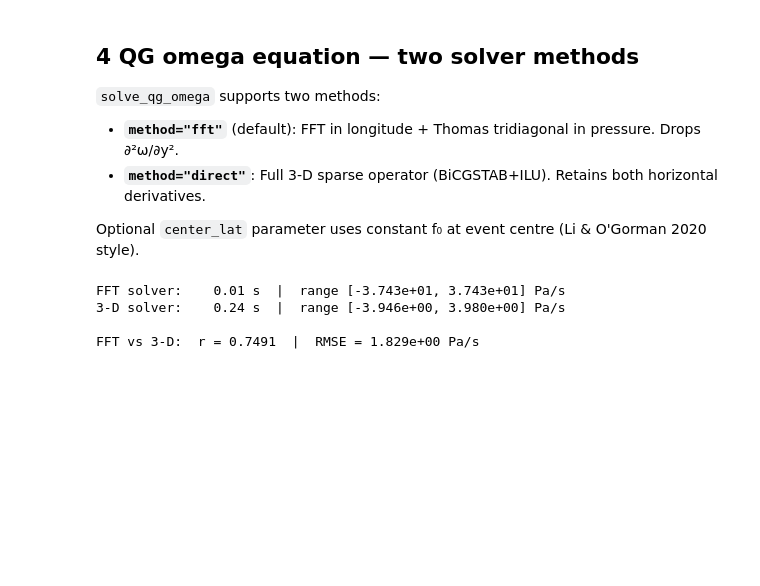
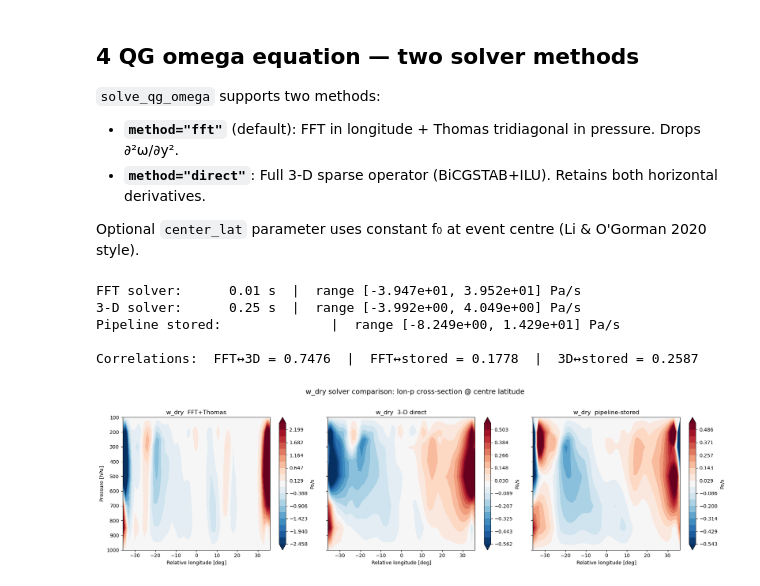
Before and after one commit to yanxingjianken/pvtend, a Jupyter notebook: examples/02_helmholtz_and_qg_omega.ipynb, the cells around one changed output. Saved outputs shown, nothing was run; the diff lists cells and outputs as text; code cells hidden in the pictures; blank space fills up the shorter version.

```diff
--- a/examples/02_helmholtz_and_qg_omega.ipynb
+++ b/examples/02_helmholtz_and_qg_omega.ipynb
@@ -96,29 +108,66 @@ u_3d = d["u_3d"]
 v_3d = d["v_3d"]
 t_3d = d["t_3d"]
 plevs_pa = levels.astype(float) * 100.0
+center_lat = float(d["center_lat"]) if "center_lat" in d else float(np.mean(lat))
 
 # --- Method A: FFT + Thomas (default) ---
 t0 = time.perf_counter()
-omega_fft = solve_qg_omega(u_3d, v_3d, t_3d, lat, lon, plevs_pa, method="fft")
+omega_fft = solve_qg_omega(u_3d, v_3d, t_3d, lat, lon, plevs_pa,
+                           method="fft", center_lat=center_lat)
 t_fft = time.perf_counter() - t0
-print(f"FFT solver:    {t_fft:.2f} s  |  range [{omega_fft.min():.3e}, {omega_fft.max():.3e}] Pa/s")
 
 # --- Method B: 3-D direct (BiCGSTAB+ILU) ---
 t0 = time.perf_counter()
-omega_direct = solve_qg_omega(u_3d, v_3d, t_3d, lat, lon, plevs_pa, method="direct")
+omega_direct = solve_qg_omega(u_3d, v_3d, t_3d, lat, lon, plevs_pa,
+                              method="direct", center_lat=center_lat)
 t_direct = time.perf_counter() - t0
-print(f"3-D solver:    {t_direct:.2f} s  |  range [{omega_direct.min():.3e}, {omega_direct.max():.3e}] Pa/s")
 
-# --- Comparison ---
-mask = np.abs(omega_fft) > 1e-10
-corr = np.corrcoef(omega_fft[mask].ravel(), omega_direct[mask].ravel())[0, 1]
-rmse = np.sqrt(np.mean((omega_fft[mask] - omega_direct[mask])**2))
-print(f"\nFFT vs 3-D:  r = {corr:.4f}  |  RMSE = {rmse:.3e} Pa/s")
+# --- Pipeline-stored w_dry ---
+omega_stored = d["w_dry_3d"]
+
+print(f"FFT solver:      {t_fft:.2f} s  |  range [{omega_fft.min():.3e}, {omega_fft.max():.3e}] Pa/s")
+print(f"3-D solver:      {t_direct:.2f} s  |  range [{omega_direct.min():.3e}, {omega_direct.max():.3e}] Pa/s")
+print(f"Pipeline stored:              |  range [{omega_stored.min():.3e}, {omega_stored.max():.3e}] Pa/s")
+
+mask = np.abs(omega_stored[1:-1]) > 1e-10
+r_fft_3d = np.corrcoef(omega_fft[1:-1][mask].ravel(), omega_direct[1:-1][mask].ravel())[0, 1]
+r_fft_st = np.corrcoef(omega_fft[1:-1][mask].ravel(), omega_stored[1:-1][mask].ravel())[0, 1]
+r_3d_st  = np.corrcoef(omega_direct[1:-1][mask].ravel(), omega_stored[1:-1][mask].ravel())[0, 1]
+print(f"\nCorrelations:  FFT↔3D = {r_fft_3d:.4f}  |  FFT↔stored = {r_fft_st:.4f}  |  3D↔stored = {r_3d_st:.4f}")
 # %% [output]
-FFT solver:    0.01 s  |  range [-3.743e+01, 3.743e+01] Pa/s
-3-D solver:    0.24 s  |  range [-3.946e+00, 3.980e+00] Pa/s
+FFT solver:      0.01 s  |  range [-3.947e+01, 3.952e+01] Pa/s
+3-D solver:      0.25 s  |  range [-3.992e+00, 4.049e+00] Pa/s
+Pipeline stored:              |  range [-8.249e+00, 1.429e+01] Pa/s
 
-FFT vs 3-D:  r = 0.7491  |  RMSE = 1.829e+00 Pa/s
+Correlations:  FFT↔3D = 0.7476  |  FFT↔stored = 0.1778  |  3D↔stored = 0.2587
+# %%
+# --- Solver comparison: lon-pressure cross-section through blocking centre ---
+imid_lat = lat.shape[0] // 2
+
+fig, axes = plt.subplots(1, 3, figsize=(18, 5), sharey=True)
+solver_data = [
+    ("w_dry  FFT+Thomas", omega_fft),
+    ("w_dry  3-D direct", omega_direct),
+    ("w_dry  pipeline-stored", omega_stored),
+]
+
+for ax, (title, omega) in zip(axes, solver_data):
+    vmax = np.nanpercentile(np.abs(omega[:, imid_lat, :]), 95)
+    if vmax < 1e-15:
+        vmax = 1.0
+    cf = ax.contourf(x, levels, omega[:, imid_lat, :],
+                     levels=np.linspace(-vmax, vmax, 20), cmap="RdBu_r", extend="both")
+    ax.set_title(title, fontsize=12)
+    ax.set_xlabel("Relative longitude [deg]")
+    plt.colorbar(cf, ax=ax, label="Pa/s")
+
+axes[0].set_ylabel("Pressure [hPa]")
+axes[0].invert_yaxis()
+fig.suptitle("w_dry solver comparison: lon-p cross-section @ centre latitude", y=1.02, fontsize=14)
+fig.tight_layout()
+plt.show()
+# %% [output]
+[figure, added]
 # %%
 # --- With center_lat (Li & O'Gorman 2020 style: constant f0 at event centre) ---
 center_lat = float(np.mean(lat))  # approximate event centre
```
Also changed, not shown: parts of 8 cells of this notebook.
